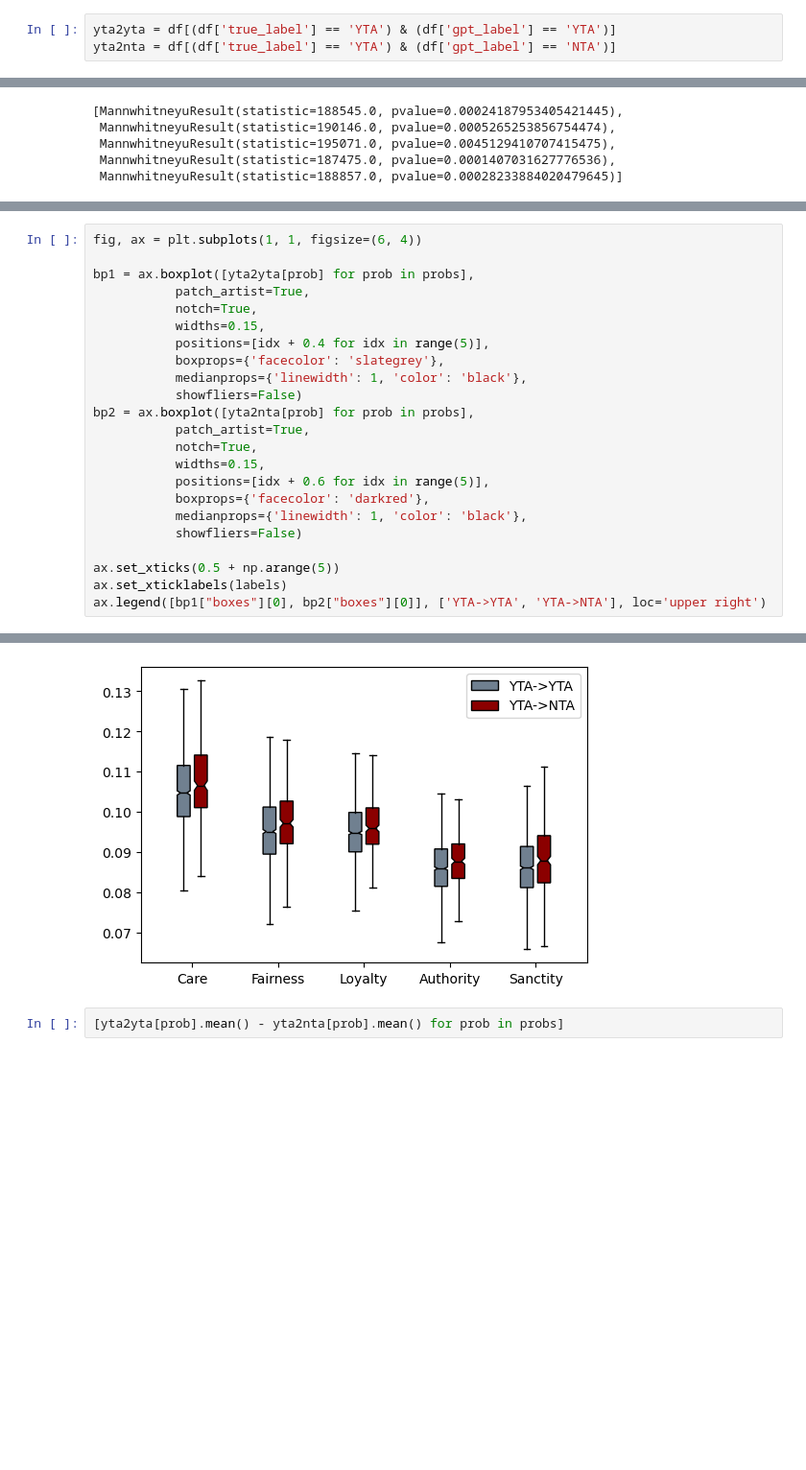
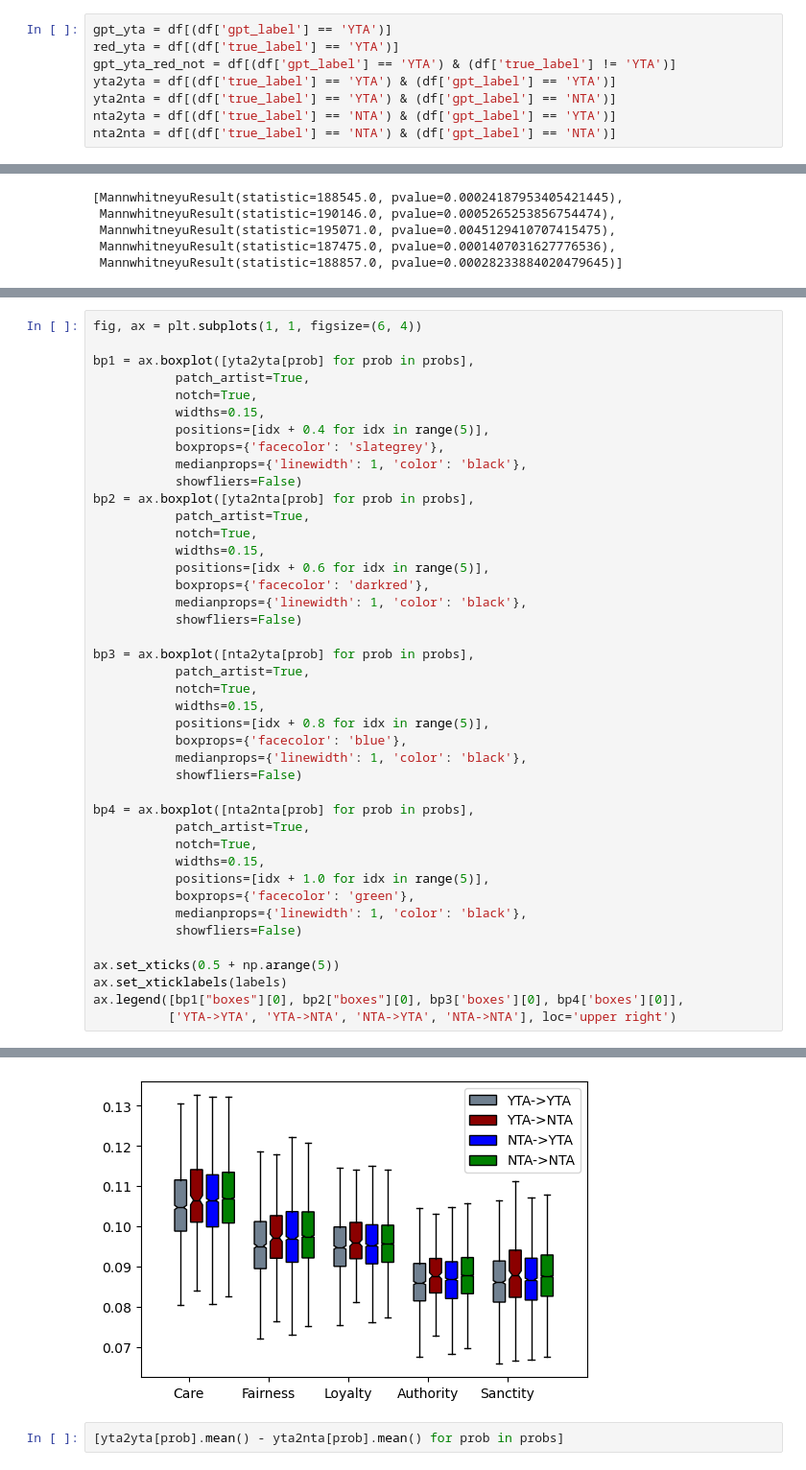
Before and after one commit to dlab-projects/normative_evaluation_llms_everyday_dilemmas, a Jupyter notebook: notebooks/analyze_mfd_responses.ipynb, the cells around one changed output, grey strips where cells are left out. Shown: that part at 96% size. Saved outputs shown, nothing was run; the diff lists cells and outputs as text; blank space fills up the shorter version.

```diff
--- a/notebooks/analyze_mfd_responses.ipynb
+++ b/notebooks/analyze_mfd_responses.ipynb
@@ -72,5 +72,10 @@ df.groupby('true_label')[['care_p', 'fairness_p', 'loyalty_p', 'authority_p', 's
 # %%
 from scipy.stats import mannwhitneyu
 # %%
+gpt_yta = df[(df['gpt_label'] == 'YTA')]
+red_yta = df[(df['true_label'] == 'YTA')]
+gpt_yta_red_not = df[(df['gpt_label'] == 'YTA') & (df['true_label'] != 'YTA')]
 yta2yta = df[(df['true_label'] == 'YTA') & (df['gpt_label'] == 'YTA')]
 yta2nta = df[(df['true_label'] == 'YTA') & (df['gpt_label'] == 'NTA')]
+nta2yta = df[(df['true_label'] == 'NTA') & (df['gpt_label'] == 'YTA')]
+nta2nta = df[(df['true_label'] == 'NTA') & (df['gpt_label'] == 'NTA')]
@@ -88,29 +165,48 @@ labels = ['Care', 'Fairness', 'Loyalty', 'Authority', 'Sanctity']
 # %%
 fig, ax = plt.subplots(1, 1, figsize=(6, 4))
 
 bp1 = ax.boxplot([yta2yta[prob] for prob in probs],
            patch_artist=True,
            notch=True,
            widths=0.15,
            positions=[idx + 0.4 for idx in range(5)],
            boxprops={'facecolor': 'slategrey'},
            medianprops={'linewidth': 1, 'color': 'black'},
            showfliers=False)
 bp2 = ax.boxplot([yta2nta[prob] for prob in probs],
            patch_artist=True,
            notch=True,
            widths=0.15,
            positions=[idx + 0.6 for idx in range(5)],
            boxprops={'facecolor': 'darkred'},
            medianprops={'linewidth': 1, 'color': 'black'},
            showfliers=False)
 
+bp3 = ax.boxplot([nta2yta[prob] for prob in probs],
+           patch_artist=True,
+           notch=True,
+           widths=0.15,
+           positions=[idx + 0.8 for idx in range(5)],
+           boxprops={'facecolor': 'blue'},
+           medianprops={'linewidth': 1, 'color': 'black'},
+           showfliers=False)
+
+bp4 = ax.boxplot([nta2nta[prob] for prob in probs],
+           patch_artist=True,
+           notch=True,
+           widths=0.15,
+           positions=[idx + 1.0 for idx in range(5)],
+           boxprops={'facecolor': 'green'},
+           medianprops={'linewidth': 1, 'color': 'black'},
+           showfliers=False)
+
 ax.set_xticks(0.5 + np.arange(5))
 ax.set_xticklabels(labels)
-ax.legend([bp1["boxes"][0], bp2["boxes"][0]], ['YTA->YTA', 'YTA->NTA'], loc='upper right')
+ax.legend([bp1["boxes"][0], bp2["boxes"][0], bp3['boxes'][0], bp4['boxes'][0]],
+          ['YTA->YTA', 'YTA->NTA', 'NTA->YTA', 'NTA->NTA'], loc='upper right')
 # %% [output]
 <matplotlib.legend.Legend at 0x...>
-[figure, old version]
+[figure, new version]
 # %%
 [yta2yta[prob].mean() - yta2nta[prob].mean() for prob in probs]
 # %% [output]
```
Also changed, not shown: parts of 6 cells of this notebook.
